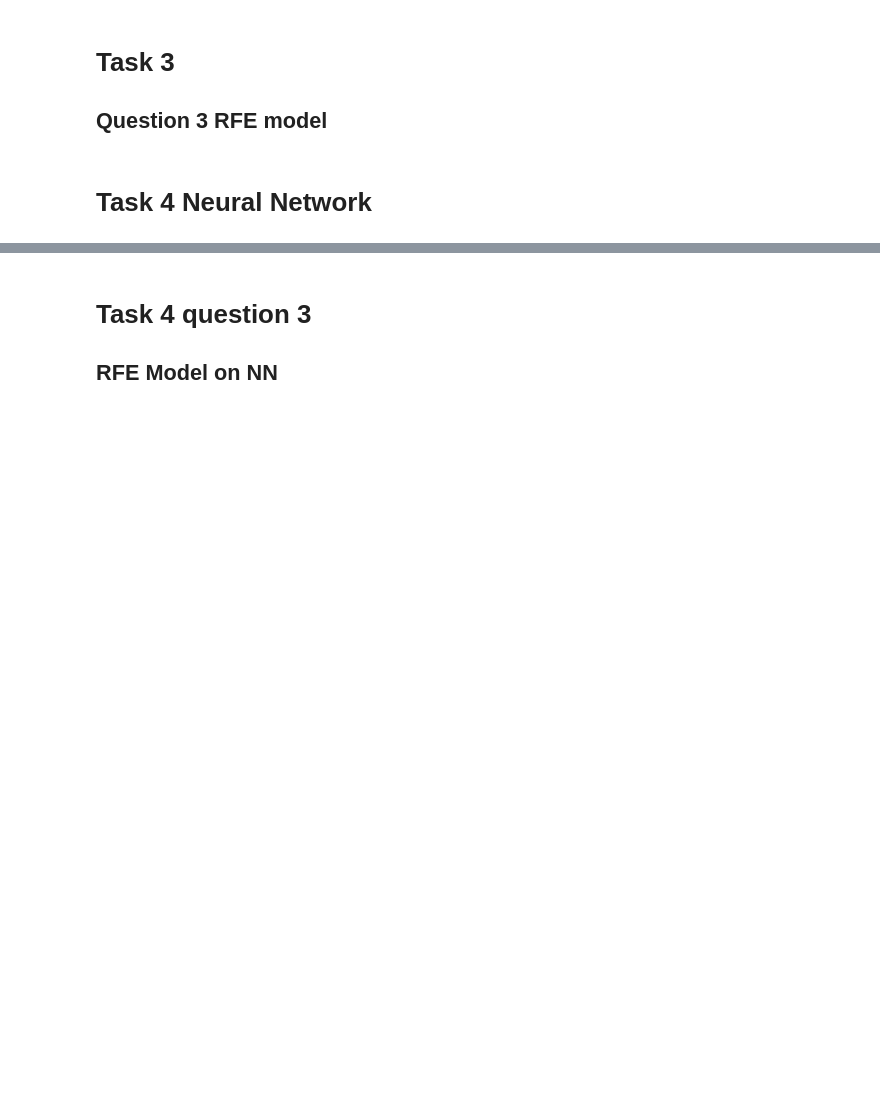
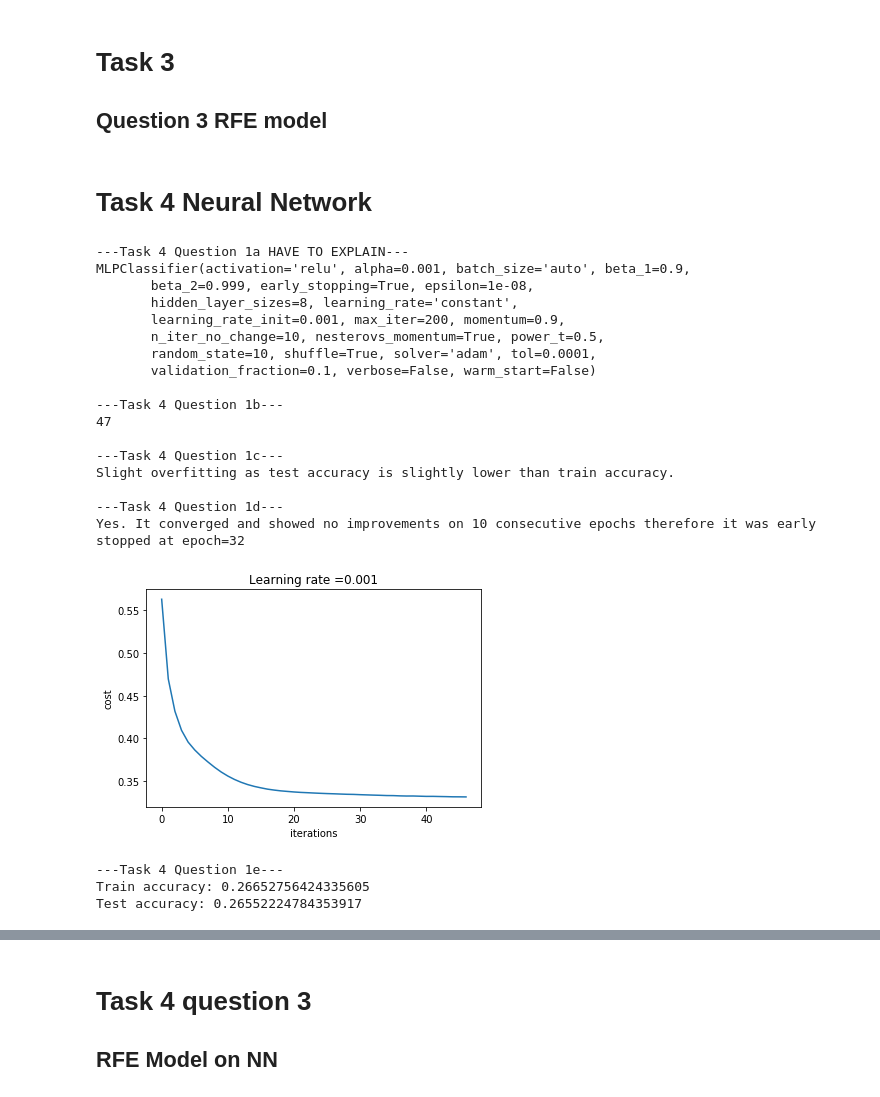
Before and after one commit to Wesleyzxc/DataMining, a Jupyter notebook: DMProj1.ipynb, the cells around one changed output, grey strips where cells are left out. Cells and saved outputs as stored; diff of their text form; code cells hidden in the pictures; blank space fills up the shorter version.

```diff
--- a/DMProj1.ipynb
+++ b/DMProj1.ipynb
@@ -526,8 +526,15 @@ print("Test accuracy:", selector2.score(X_test_log, y_test_log))
 # %% [markdown]
 # Task 4 Neural Network
 # %%
-# Transforming additional attributes
-X_NN = X.copy()
+dfNN = data_prep()
+# copy the dataframe
+
+## Preparation of dataset
+# target/input split
+y_NN = dfNN['AtRisk']
+# Drop all object type
+X_NN = dfNN.drop(['ID', 'CapitalLoss', 'CapitalGain', 'AtRisk'], axis=1)
+
 # list columns to be transformed
 columns_to_transform = ['Age', 'NumYearsEducation', 'CapitalAvg', 'Weighting']
 
@@ -536,45 +543,58 @@ for col in columns_to_transform:
     X_NN[col] = X_NN[col].apply(lambda x: x+1)
     X_NN[col] = X_NN[col].apply(np.log)
 
-# target/input split
-y = df['AtRisk']
-# Drop all object type
-X.NN = df.drop(['ID', 'CapitalLoss', 'CapitalGain', 'AtRisk'], axis=1)
-
-X_matNN = X.NN.as_matrix()
-X_train, X_test, y_train, y_test = train_test_split(X_matNN, y, test_size=0.3, stratify=y, random_state=rs)
+X_matNN = X_NN.as_matrix()
+X_train_NN, X_test_NN, y_train_NN, y_test_NN = train_test_split(X_matNN, y_NN, test_size=0.3, stratify=y, random_state=rs)
 
 scaler = StandardScaler()
-X_train = scaler.fit_transform(X_train)
-X_test = scaler.transform(X_test)
+X_train_NN = scaler.fit_transform(X_train_NN)
+X_test_NN = scaler.transform(X_test_NN)
 # %%
-scaler = StandardScaler()
-X_train = scaler.fit_transform(X_train)
-X_test = scaler.transform(X_test)
-
 mlp = MLPClassifier(random_state=rs, alpha = 0.001, hidden_layer_sizes=8, early_stopping=True)
-mlp.fit(X_train, y_train)
+mlp.fit(X_train_NN, y_train_NN)
 
 print("---Task 4 Question 1a HAVE TO EXPLAIN---")
 print(mlp)
 
 print("\n---Task 4 Question 1b---")
 print(mlp.n_iter_)
 
 print("\n---Task 4 Question 1c---")
 print("Slight overfitting as test accuracy is slightly lower than train accuracy.")
 
 print("\n---Task 4 Question 1d---")
 print("Yes. It converged and showed no improvements on 10 consecutive epochs therefore it was early stopped at epoch=32")
 plt.ylabel('cost')
 plt.xlabel('iterations')
 plt.title("Learning rate =" + str(0.001))
 plt.plot(mlp.loss_curve_)
 plt.show()
 
 print("\n---Task 4 Question 1e---")
 print("Train accuracy:", mlp.score(X_train, y_train))
 print("Test accuracy:", mlp.score(X_test, y_test))
+# %% [output]
+---Task 4 Question 1a HAVE TO EXPLAIN---
+MLPClassifier(activation='relu', alpha=0.001, batch_size='auto', beta_1=0.9,
+       beta_2=0.999, early_stopping=True, epsilon=1e-08,
+       hidden_layer_sizes=8, learning_rate='constant',
+       learning_rate_init=0.001, max_iter=200, momentum=0.9,
+       n_iter_no_change=10, nesterovs_momentum=True, power_t=0.5,
+       random_state=10, shuffle=True, solver='adam', tol=0.0001,
+       validation_fraction=0.1, verbose=False, warm_start=False)
+
+---Task 4 Question 1b---
+47
+
+---Task 4 Question 1c---
+Slight overfitting as test accuracy is slightly lower than train accuracy.
+
+---Task 4 Question 1d---
+Yes. It converged and showed no improvements on 10 consecutive epochs therefore it was early stopped at epoch=32
+[figure, added]
+---Task 4 Question 1e---
+Train accuracy: 0.26652756424335605
+Test accuracy: 0.26552224784353917
 # %%
 params = {'hidden_layer_sizes': [(13,), (15,), (17,), (19,)], 'alpha': [0.001, 0.0001, 0.00001], 'max_iter': np.arange(100,250,50)}
 mlpGS = GridSearchCV(param_grid=params, estimator=MLPClassifier(random_state=rs, early_stopping=True))
```
Also changed, not shown: parts of 6 cells of this notebook.
